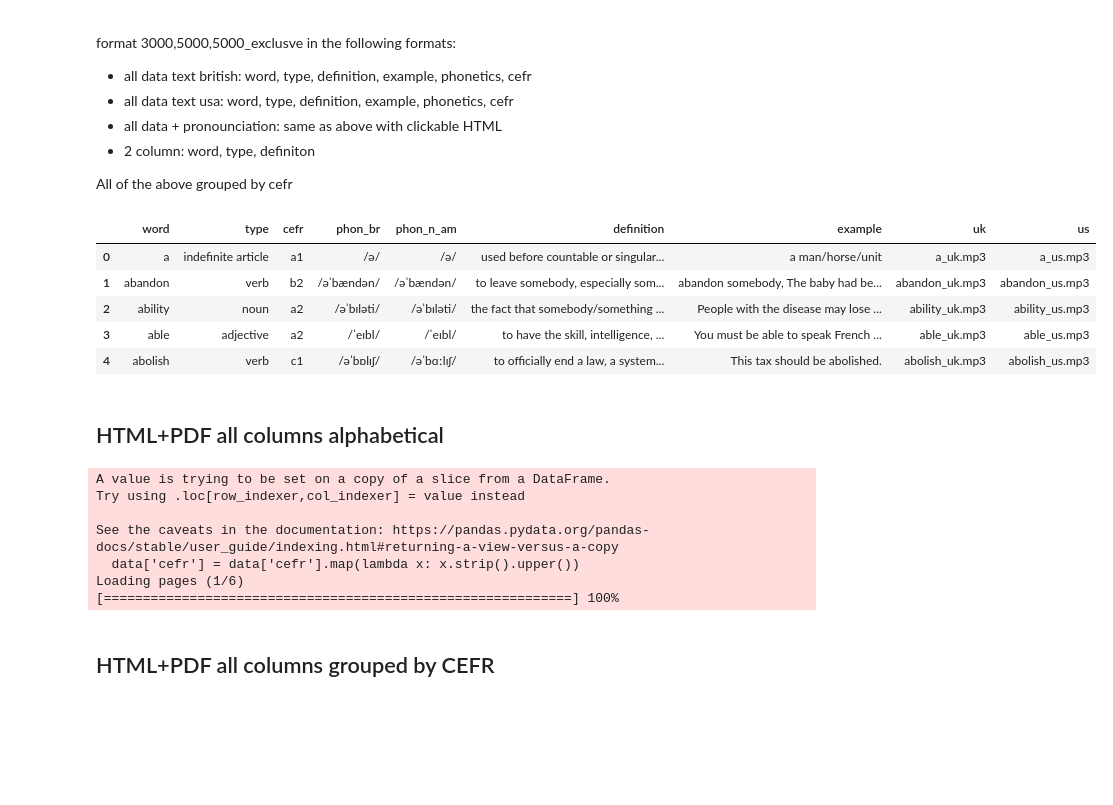
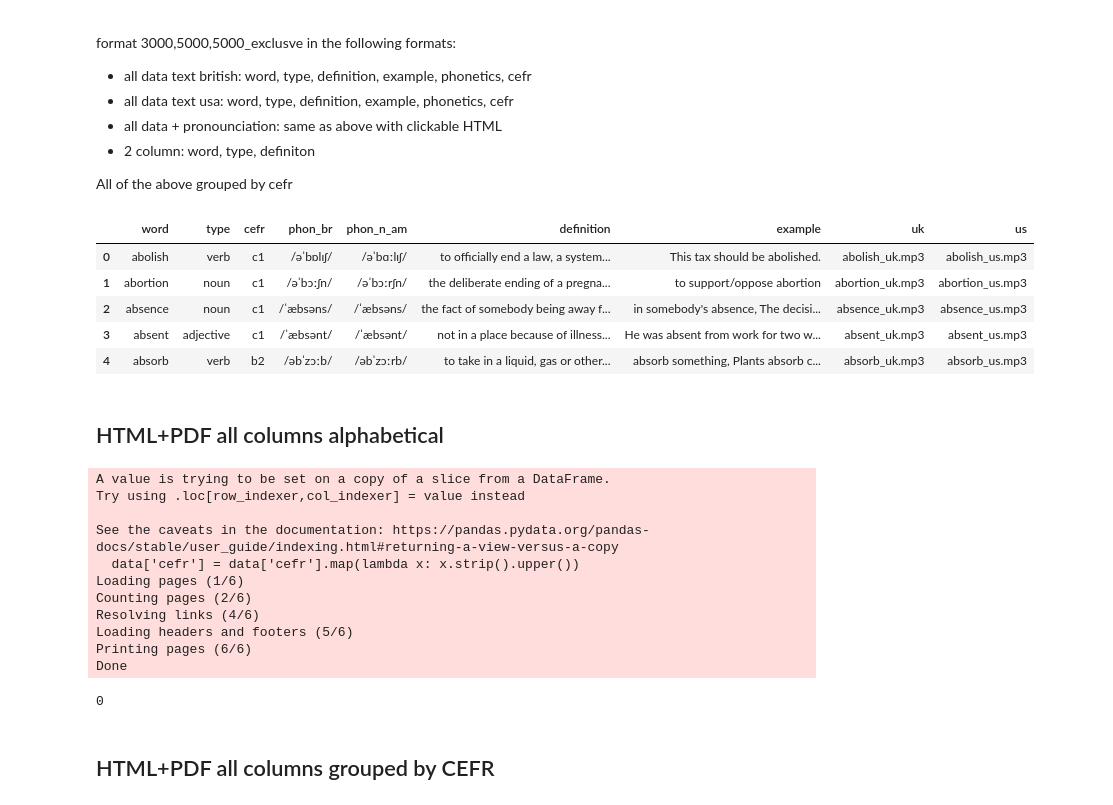
Before and after one commit to sogladev/words, a Jupyter notebook: english/format.ipynb, the cells around one changed output. Cells and saved outputs as stored; diff of their text form; code cells hidden in the pictures; blank space fills up the shorter version.

```diff
--- a/english/format.ipynb
+++ b/english/format.ipynb
@@ -13,17 +13,17 @@ import pandas as pd
 import os
 # %%
 DATASET = 'oxford_3000'
-#DATASET = 'oxford_5000'
-#DATASET = 'oxford_5000_exclusive'
+DATASET = 'oxford_5000'
+DATASET = 'oxford_5000_exclusive'
 df = pd.read_pickle(f"./data/{DATASET}.pkl")
 df.head()
 # %% [output]
 |  | word | type | cefr | phon_br | phon_n_am | definition | example | uk | us |
-| 0 | a | indefinite article | a1 | /ə/ | /ə/ | used before countable or singular... | a man/horse/unit | a_uk.mp3 | a_us.mp3 |
-| 1 | abandon | verb | b2 | /əˈbændən/ | /əˈbændən/ | to leave somebody, especially som... | abandon somebody, The baby had be... | abandon_uk.mp3 | abandon_us.mp3 |
-| 2 | ability | noun | a2 | /əˈbɪləti/ | /əˈbɪləti/ | the fact that somebody/something ... | People with the disease may lose ... | ability_uk.mp3 | ability_us.mp3 |
-| 3 | able | adjective | a2 | /ˈeɪbl/ | /ˈeɪbl/ | to have the skill, intelligence, ... | You must be able to speak French ... | able_uk.mp3 | able_us.mp3 |
-| 4 | abolish | verb | c1 | /əˈbɒlɪʃ/ | /əˈbɑːlɪʃ/ | to officially end a law, a system... | This tax should be abolished. | abolish_uk.mp3 | abolish_us.mp3 |
+| 0 | abolish | verb | c1 | /əˈbɒlɪʃ/ | /əˈbɑːlɪʃ/ | to officially end a law, a system... | This tax should be abolished. | abolish_uk.mp3 | abolish_us.mp3 |
+| 1 | abortion | noun | c1 | /əˈbɔːʃn/ | /əˈbɔːrʃn/ | the deliberate ending of a pregna... | to support/oppose abortion | abortion_uk.mp3 | abortion_us.mp3 |
+| 2 | absence | noun | c1 | /ˈæbsəns/ | /ˈæbsəns/ | the fact of somebody being away f... | in somebody's absence, The decisi... | absence_uk.mp3 | absence_us.mp3 |
+| 3 | absent | adjective | c1 | /ˈæbsənt/ | /ˈæbsənt/ | not in a place because of illness... | He was absent from work for two w... | absent_uk.mp3 | absent_us.mp3 |
+| 4 | absorb | verb | b2 | /əbˈzɔːb/ | /əbˈzɔːrb/ | to take in a liquid, gas or other... | absorb something, Plants absorb c... | absorb_uk.mp3 | absorb_us.mp3 |
 # %% [markdown]
 ## HTML+PDF all columns alphabetical
 # %%
@@ -53,7 +53,12 @@ Try using .loc[row_indexer,col_indexer] = value instead
 See the caveats in the documentation: https://pandas.pydata.org/pandas-docs/stable/user_guide/indexing.html#returning-a-view-versus-a-copy
   data['cefr'] = data['cefr'].map(lambda x: x.strip().upper())
 Loading pages (1/6)
-[============================================================] 100%
+Counting pages (2/6)
+Resolving links (4/6)
+Loading headers and footers (5/6)
+Printing pages (6/6)
+Done
+0
 # %% [markdown]
 ## HTML+PDF all columns grouped by CEFR
 # %%
```
Also changed, not shown: parts of 8 cells of this notebook, 6 other files.
